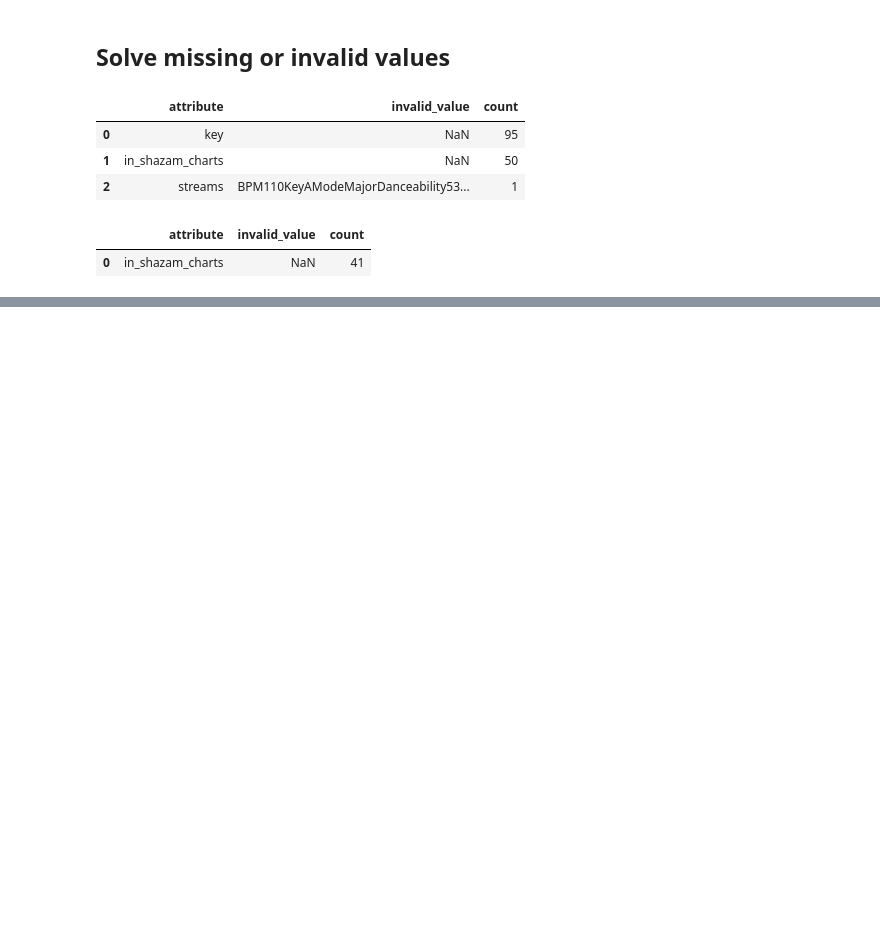
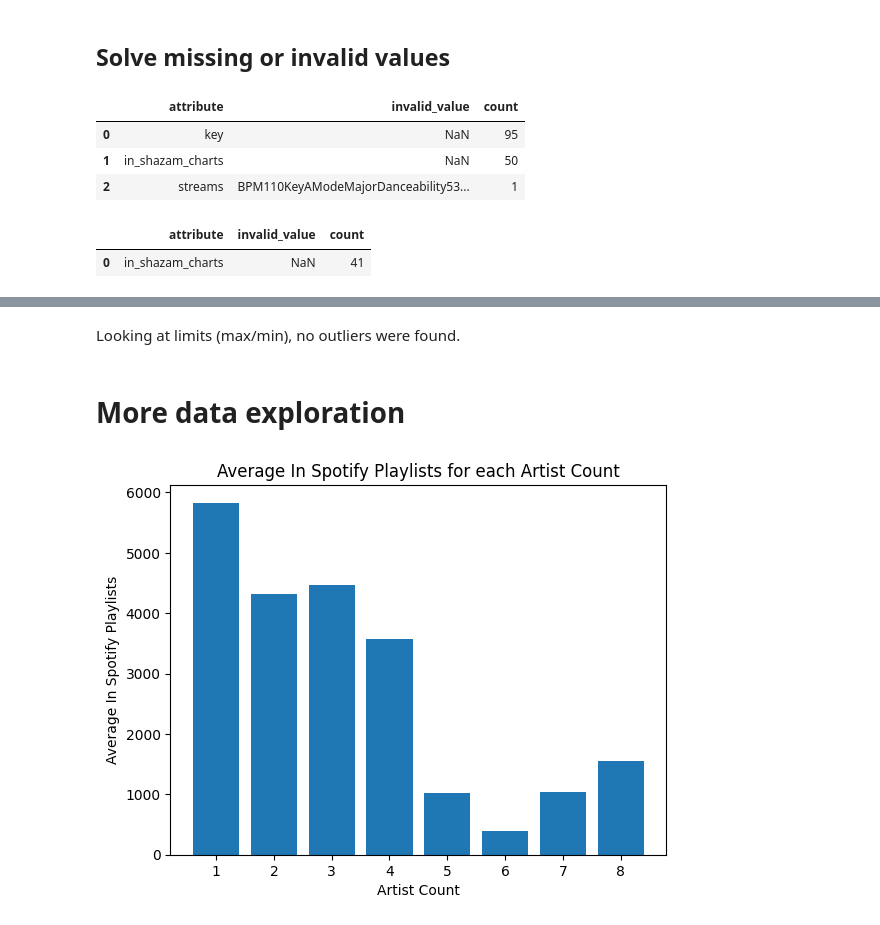
Before and after one commit to juanma-rm/ML_misc, a Jupyter notebook: Most_Streamed_Spotify_Songs_2023/spotify-2023.ipynb, the cells around one changed output, grey strips where cells are left out. Cells and saved outputs as stored; diff of their text form; code cells hidden in the pictures; blank space fills up the shorter version.

Commit message:
Added some graphs and early conclusions on them; added description of attributes

```diff
--- a/Most_Streamed_Spotify_Songs_2023/spotify-2023.ipynb
+++ b/Most_Streamed_Spotify_Songs_2023/spotify-2023.ipynb
@@ -189,0 +231,14 @@ check_dataset(dataset_cleaned)
+# %% [markdown]
+Looking at limits (max/min), no outliers were found.
+# %% [markdown]
+<h1> More data exploration </h1>
+# %%
+# Plot average in_spotify_playlists for each group in artist_count
+average_df = dataset_cleaned.groupby('artist_count')['in_spotify_playlists'].mean().reset_index()
+plt.bar(average_df['artist_count'], average_df['in_spotify_playlists'])
+plt.xlabel('Artist Count')
+plt.ylabel('Average In Spotify Playlists')
+plt.title('Average In Spotify Playlists for each Artist Count')
+plt.show()
+# %% [output]
+[figure, added]
```
Also changed, not shown: parts of 8 cells of this notebook.
